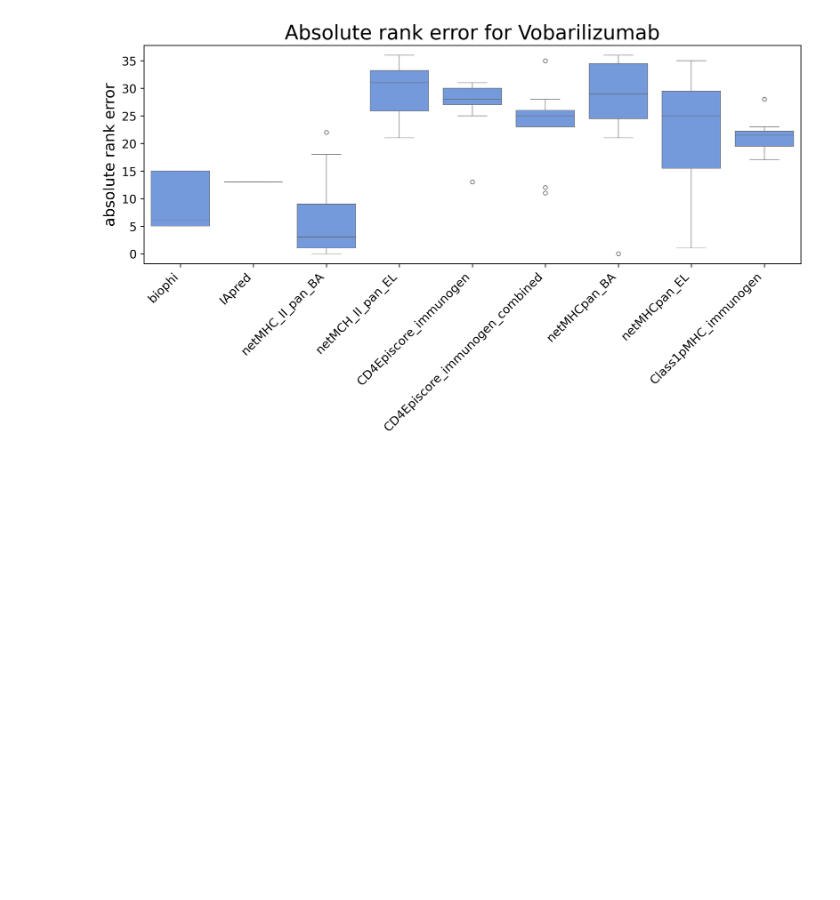
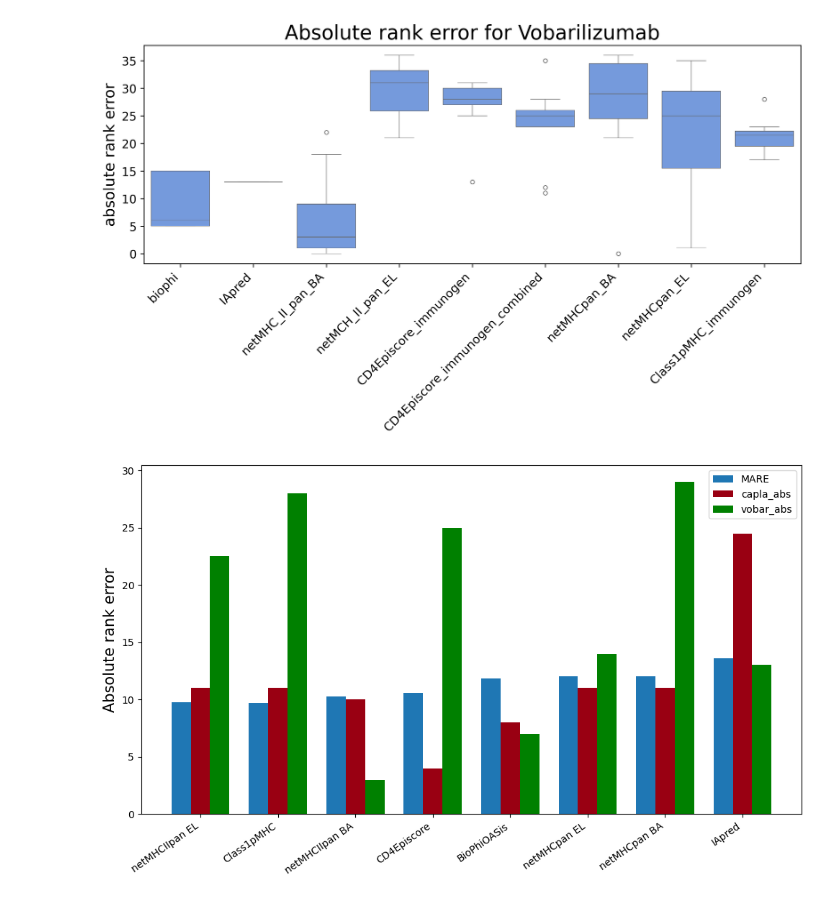
Before and after one commit to RebeckaAntonsson/Thesis, a Jupyter notebook: Immonogenecity_tool_testing/2.Best_tools/all_toolANDsettings.ipynb, the cells around one changed output. Drawn from its saved outputs; the diff is of its cells as text; code cells hidden in the pictures; blank space fills up the shorter version.

```diff
--- a/Immonogenecity_tool_testing/2.Best_tools/all_toolANDsettings.ipynb
+++ b/Immonogenecity_tool_testing/2.Best_tools/all_toolANDsettings.ipynb
@@ -180,3 +194,57 @@ plt.tight_layout()
 plt.show()
 # %% [output]
 [figure]
+# %%
+# netMHC_II_pan_EL_peplength12_27allels_wind5_AB
+# Class1pMHC_immunogen_peptide_length_14_AB
+# netMHC_II_BA_pepl11_allel27_wind2_AB
+# CD4Episcore_immunogen_pepl12_allel27_wind10_AB
+# NrKab_CDRKab_Medium_AB
+# netMHCpan_EL_peplength12_AB
+# netMHCpan_BA_peplength10_AB
+# IApred
+
+# create subset dataframe with only the rows of the tools mentioned above
+subset_df = all_toolANDsettings[all_toolANDsettings['dataframe'].isin([
+    'netMHC_II_pan_EL_peplength12_27allels_wind5_AB',
+    'Class1pMHC_immunogen_peptide_length_14_AB',
+    'netMHC_II_BA_pepl11_allel27_wind2_AB',
+    'CD4Episcore_immunogen_pepl12_allel27_wind10_AB',
+    'NrKab_CDRKab_Medium_AB',
+    'netMHCpan_EL_peplength12_AB',
+    'netMHCpan_BA_peplength10_AB',
+    'IApred'])].copy()
+
+# rename rows in subset_df to shorter names for better visualization
+subset_df['dataframe'] = subset_df['dataframe'].replace({'netMHC_II_pan_EL_peplength12_27allels_wind5_AB': 'netMHCIIpan EL'})
+subset_df['dataframe'] = subset_df['dataframe'].replace({'Class1pMHC_immunogen_peptide_length_14_AB': 'Class1pMHC'})
+subset_df['dataframe'] = subset_df['dataframe'].replace({'netMHC_II_BA_pepl11_allel27_wind2_AB': 'netMHCIIpan BA'})
+subset_df['dataframe'] = subset_df['dataframe'].replace({'CD4Episcore_immunogen_pepl12_allel27_wind10_AB': 'CD4Episcore'})
+subset_df['dataframe'] = subset_df['dataframe'].replace({'NrKab_CDRKab_Medium_AB': 'BioPhiOASis'})
+subset_df['dataframe'] = subset_df['dataframe'].replace({'netMHCpan_EL_peplength12_AB': 'netMHCpan EL'})
+subset_df['dataframe'] = subset_df['dataframe'].replace({'netMHCpan_BA_peplength10_AB': 'netMHCpan BA'})
+
+
+# positions for groups
+x = np.arange(len(subset_df))
+width = 0.25
+
+fig, ax = plt.subplots(figsize=(10, 6))
+
+# bars
+ax.bar(x - width, subset_df["MARE"], width, label="MARE")
+ax.bar(x, subset_df["capla_abs"], width, label="capla_abs", color='#990012')
+ax.bar(x + width, subset_df["vobar_abs"], width, label="vobar_abs", color='green')
+
+# labels and ticks
+ax.set_ylabel("Absolute rank error", fontsize=15)
+ax.set_xticks(x)
+ax.set_xticklabels(subset_df["dataframe"], rotation=35, ha="right")
+
+# legend
+ax.legend()
+
+plt.tight_layout()
+plt.show()
+# %% [output]
+[figure, added]
```
Also changed, not shown: parts of 2 cells of this notebook.
